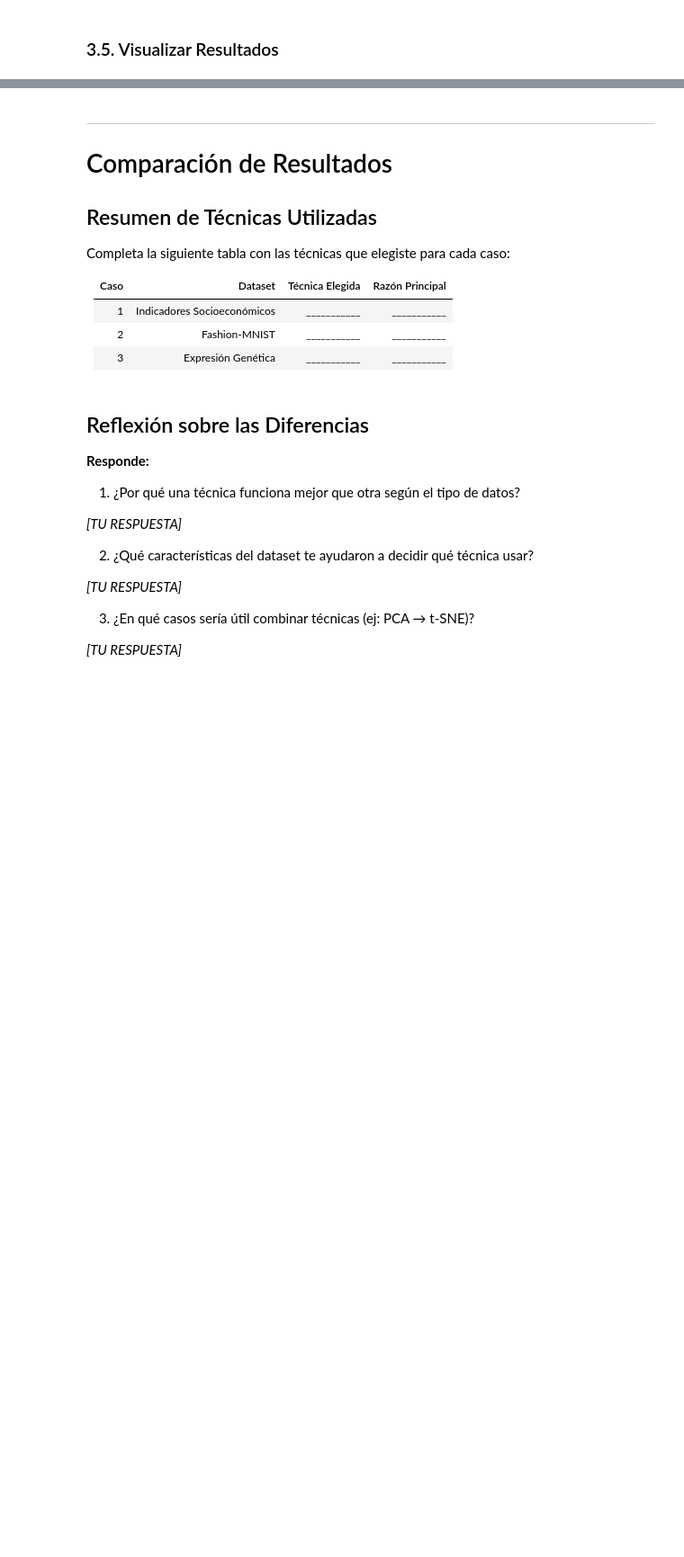
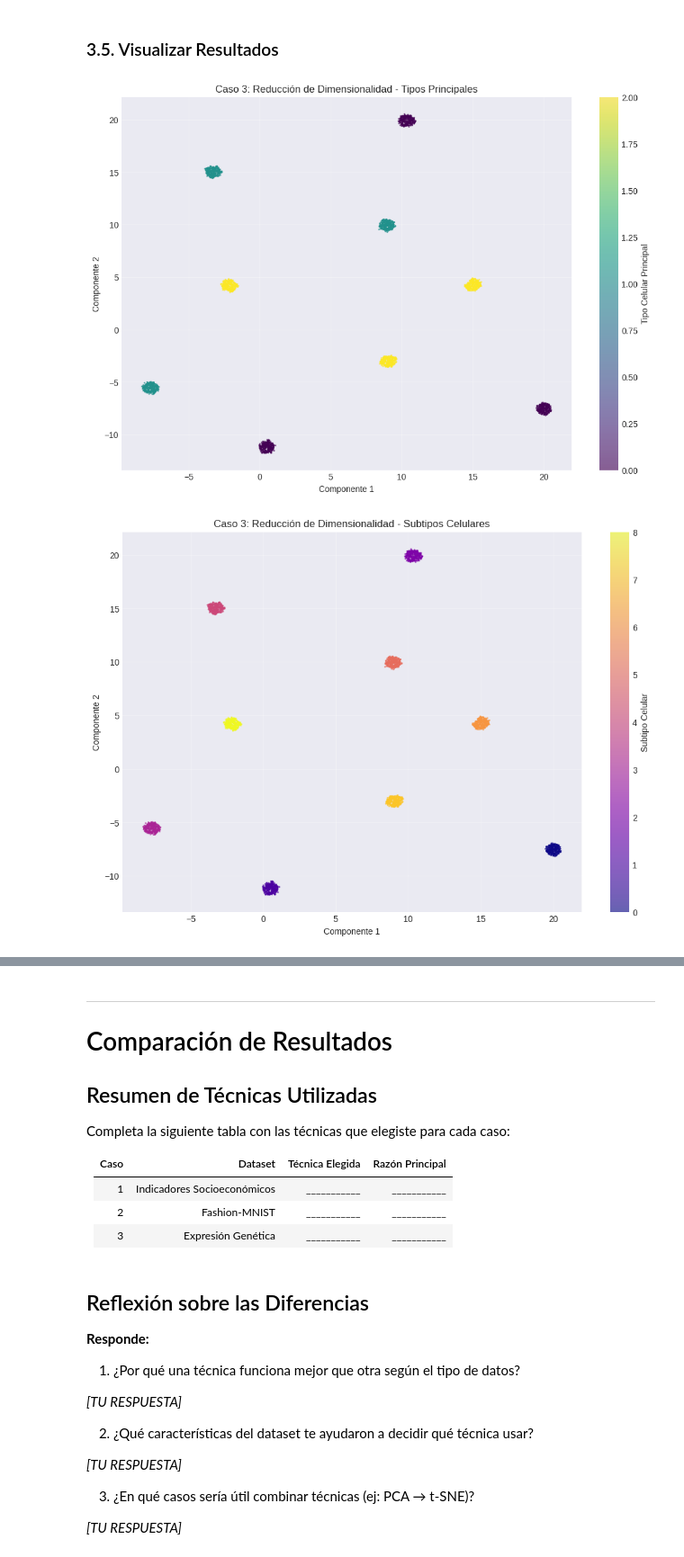
Before and after one commit to josenomberto/UTEC-CDIAV3-MCD8010, a Jupyter notebook: Tarea_Reducción_de_Dimensionalidad.ipynb, the cells around one changed output, grey strips where cells are left out. Shown at 90% size. Saved outputs shown, nothing was run; the diff lists cells and outputs as text; code cells hidden in the pictures; blank space fills up the shorter version.

```diff
--- a/Tarea_Reducción_de_Dimensionalidad.ipynb
+++ b/Tarea_Reducción_de_Dimensionalidad.ipynb
@@ -553,10 +615,12 @@ plt.show()
 # %%
 # TODO: Preprocesamiento - Estandarizar datos
 scaler_caso3 = StandardScaler()
-# [TU CÓDIGO AQUÍ]
+X_scaled_caso3 = scaler_caso3.fit_transform(data_caso3)
 
 # TODO: Aplicar la técnica seleccionada
 # Tip: Si usas UMAP, considera n_neighbors entre 15-30
-# [TU CÓDIGO AQUÍ]
+
+modelo_caso3 = umap.UMAP(n_components=2, random_state=42, n_neighbors=20)
+X_reducido_caso3 = modelo_caso3.fit_transform(X_scaled_caso3)
 # %% [markdown]
 ### 3.5. Visualizar Resultados
@@ -568,3 +627,31 @@ scaler_caso3 = StandardScaler()
+# %%
+# TODO: Visualizar los resultados
+# Crear dos gráficos: uno por tipos principales y otro por subtipos
+
+# Grafico de Tipos Principales
+plt.figure(figsize=(12, 8))
+scatter_tipo = plt.scatter(X_reducido_caso3[:, 0], X_reducido_caso3[:, 1],
+                           c=pd.Series(type_labels_caso3).astype('category').cat.codes, cmap='viridis', alpha=0.6, s=1)
+plt.colorbar(scatter_tipo, label='Tipo Celular Principal')
+plt.xlabel('Componente 1')
+plt.ylabel('Componente 2')
+plt.title('Caso 3: Reducción de Dimensionalidad - Tipos Principales')
+plt.grid(True, alpha=0.3)
+plt.show()
+
+# Grafico de Subtipos Celulares
+plt.figure(figsize=(12, 8))
+scatter_subtipo = plt.scatter(X_reducido_caso3[:, 0], X_reducido_caso3[:, 1],
+                              c=pd.Series(subtype_labels_caso3).astype('category').cat.codes, cmap='plasma', alpha=0.6, s=1)
+plt.colorbar(scatter_subtipo, label='Subtipo Celular')
+plt.xlabel('Componente 1')
+plt.ylabel('Componente 2')
+plt.title('Caso 3: Reducción de Dimensionalidad - Subtipos Celulares')
+plt.grid(True, alpha=0.3)
+plt.show()
+# %% [output]
+[figure, added]
+[figure, added]
 # %% [markdown]
 ### 3.6. Análisis de Resultados - Caso 3
 
```
Also changed, not shown: parts of 18 cells of this notebook.
